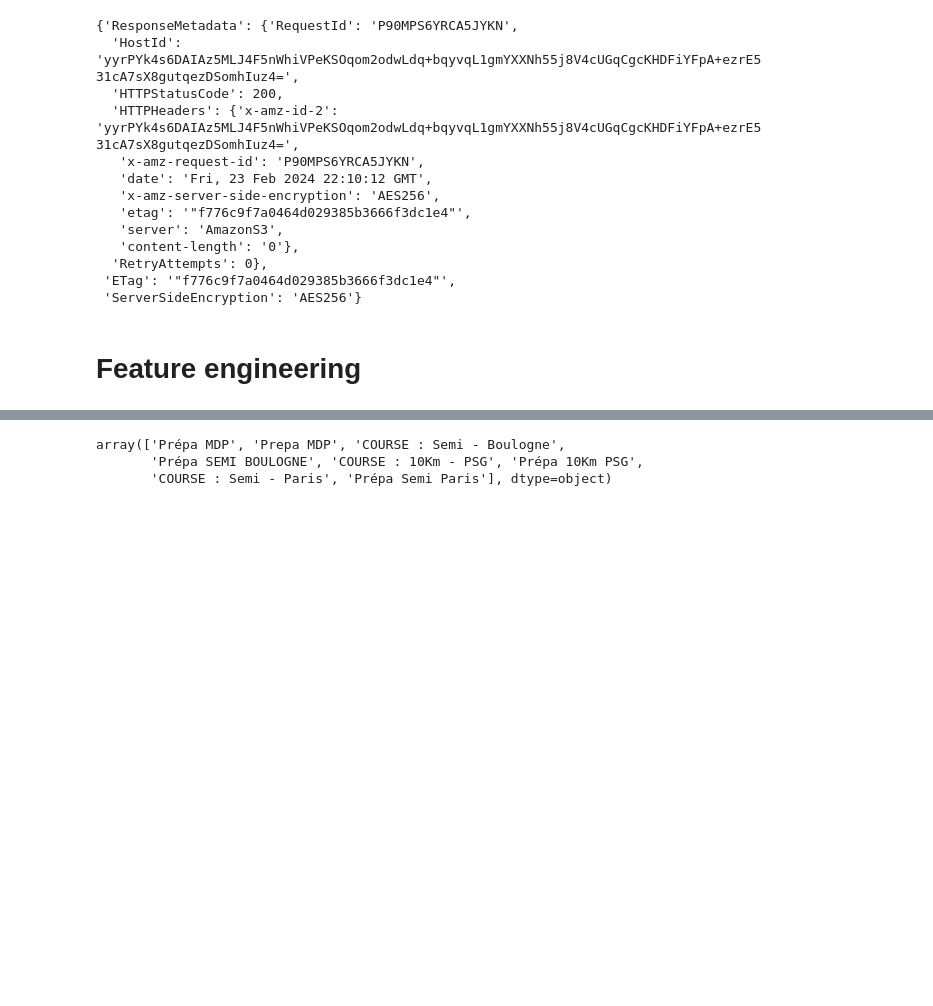
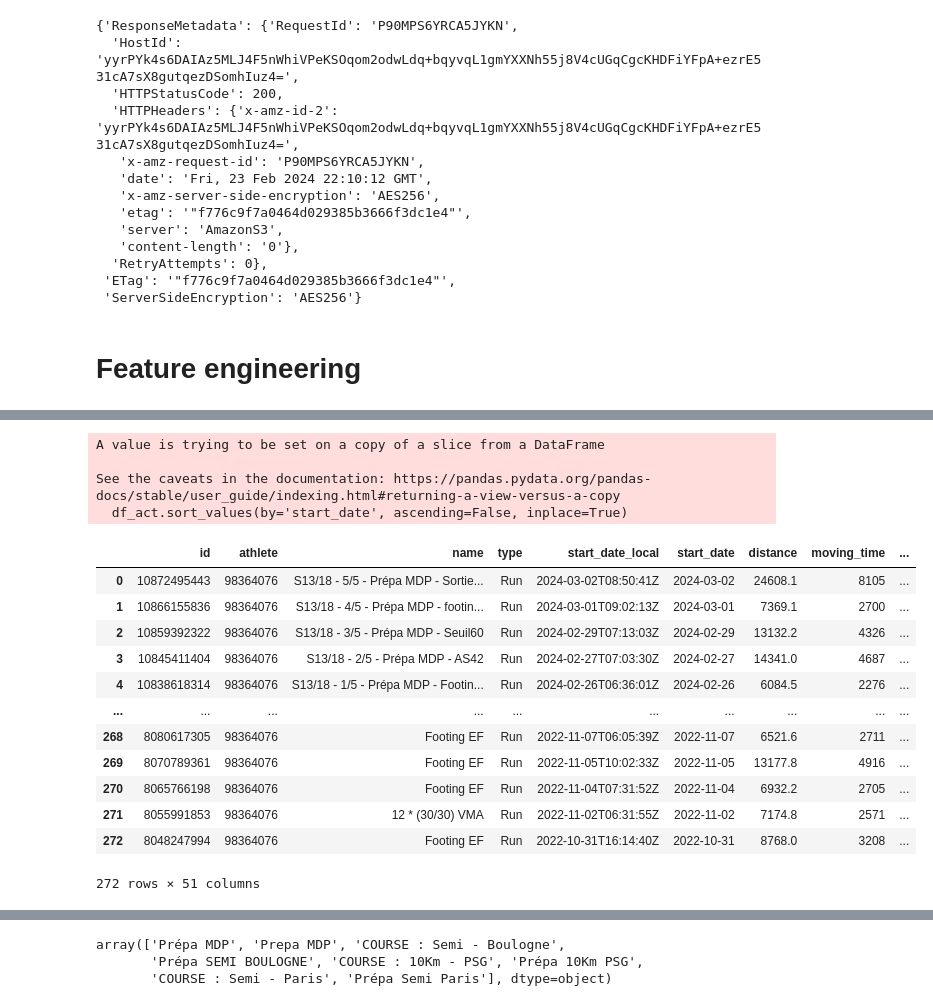
Before and after one commit to TheoCostes/SynchronizeRunningData, a Jupyter notebook: notebooks/2_create_analytics_visuals.ipynb, the cells around one changed output, grey strips where cells are left out. Drawn from its saved outputs; the diff is of its cells as text; code cells hidden in the pictures; blank space fills up the shorter version.

```diff
--- a/notebooks/2_create_analytics_visuals.ipynb
+++ b/notebooks/2_create_analytics_visuals.ipynb
@@ -170,3 +183,24 @@ df_act
+# %%
+df_act.sort_values(by='start_date', ascending=False, inplace=True)
+df_act
+# %% [output]
+A value is trying to be set on a copy of a slice from a DataFrame
+
+See the caveats in the documentation: https://pandas.pydata.org/pandas-docs/stable/user_guide/indexing.html#returning-a-view-versus-a-copy
+  df_act.sort_values(by='start_date', ascending=False, inplace=True)
+|  | id | athlete | name | type | start_date_local | start_date | distance | moving_time | ... |
+| 0 | 10872495443 | 98364076 | S13/18 - 5/5 - Prépa MDP - Sortie... | Run | 2024-03-02T08:50:41Z | 2024-03-02 | 24608.1 | 8105 | ... |
+| 1 | 10866155836 | 98364076 | S13/18 - 4/5 - Prépa MDP - footin... | Run | 2024-03-01T09:02:13Z | 2024-03-01 | 7369.1 | 2700 | ... |
+| 2 | 10859392322 | 98364076 | S13/18 - 3/5 - Prépa MDP - Seuil60 | Run | 2024-02-29T07:13:03Z | 2024-02-29 | 13132.2 | 4326 | ... |
+| 3 | 10845411404 | 98364076 | S13/18 - 2/5 - Prépa MDP - AS42 | Run | 2024-02-27T07:03:30Z | 2024-02-27 | 14341.0 | 4687 | ... |
+| 4 | 10838618314 | 98364076 | S13/18 - 1/5 - Prépa MDP - Footin... | Run | 2024-02-26T06:36:01Z | 2024-02-26 | 6084.5 | 2276 | ... |
+| ... | ... | ... | ... | ... | ... | ... | ... | ... | ... |
+| 268 | 8080617305 | 98364076 | Footing EF | Run | 2022-11-07T06:05:39Z | 2022-11-07 | 6521.6 | 2711 | ... |
+| 269 | 8070789361 | 98364076 | Footing EF | Run | 2022-11-05T10:02:33Z | 2022-11-05 | 13177.8 | 4916 | ... |
+| 270 | 8065766198 | 98364076 | Footing EF | Run | 2022-11-04T07:31:52Z | 2022-11-04 | 6932.2 | 2705 | ... |
+| 271 | 8055991853 | 98364076 | 12 * (30/30) VMA | Run | 2022-11-02T06:31:55Z | 2022-11-02 | 7174.8 | 2571 | ... |
+| 272 | 8048247994 | 98364076 | Footing EF | Run | 2022-10-31T16:14:40Z | 2022-10-31 | 8768.0 | 3208 | ... |
+272 rows × 51 columns
 # %%
 # df_act[['Numéro de semaine', 'Durée de prépa']] = df_act['numero_semaine_prepa'].str.split('/', expand=True)
 extracted_data = df_act['numero_semaine_prepa'].str.extract(r'S(\d+)/(\d+)')
```
Also changed, not shown: parts of 18 cells of this notebook.
